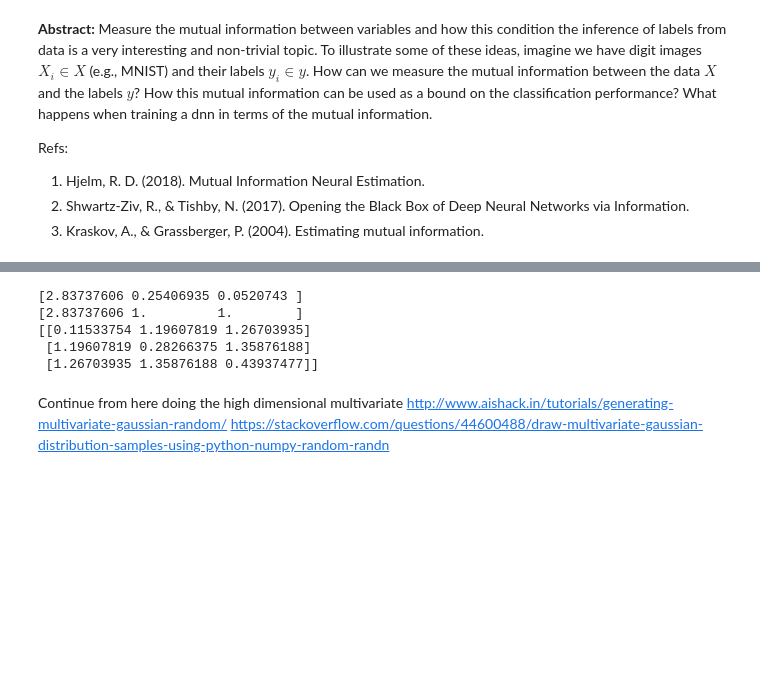
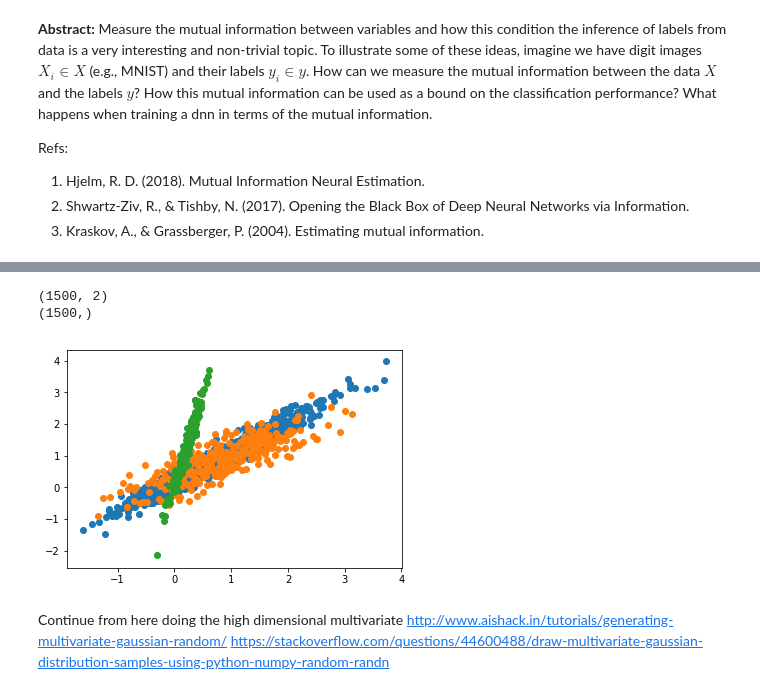
Before and after one commit to matiasdm/notes-on-deep-learning, a Jupyter notebook: notebooks/MutualInformation.ipynb, the cells around one changed output, grey strips where cells are left out. Cells and saved outputs as stored; diff of their text form; code cells hidden in the pictures; blank space fills up the shorter version.

Commit message:
Adding multivariate gaussians as toy data 3

```diff
--- a/notebooks/MutualInformation.ipynb
+++ b/notebooks/MutualInformation.ipynb
@@ -32,25 +29,16 @@ X,y = toy_data2(n0=200, n1=300, verbose=1)
-# %%
-d = 3
-mu = np.random.uniform(low=0, high=1, size=(d,))  # mean
-a = np.random.normal(loc=1, scale=.1, size=(d,d))
-cov = a*a.T
-u,s,vh = np.linalg.svd(cov)
-print(s)
-
-s = np.array([k if k>1 else 1 for k in s])
-print(s)
-
-cov = np.dot(u * s, vh)
-print(cov)
-
-N = 100
-X = np.random.multivariate_normal(mu, cov, size=(N,))
-# %% [output]
-[2.83737606 0.25406935 0.0520743 ]
-[2.83737606 1.         1.        ]
-[[0.11533754 1.19607819 1.26703935]
- [1.19607819 0.28266375 1.35876188]
- [1.26703935 1.35876188 0.43937477]]
+# %%
+# toy example 3: N multivariate gaussians in a d dimensional space.
+from data import toy_data3
+X,y = toy_data3(n=(1000,300,200),d=2)
+plt.scatter(X[y==0,0],X[y==0,1])
+plt.scatter(X[y==1,0],X[y==1,1])
+plt.scatter(X[y==2,0],X[y==2,1])
+print(X.shape)
+print(y.shape)
+# %% [output]
+(1500, 2)
+(1500,)
+[figure, added]
 # %% [markdown]
 Continue from here doing the high dimensional multivariate
 http://www.aishack.in/tutorials/generating-multivariate-gaussian-random/
```
Also changed, not shown: parts of 7 cells of this notebook, 1 other file.
